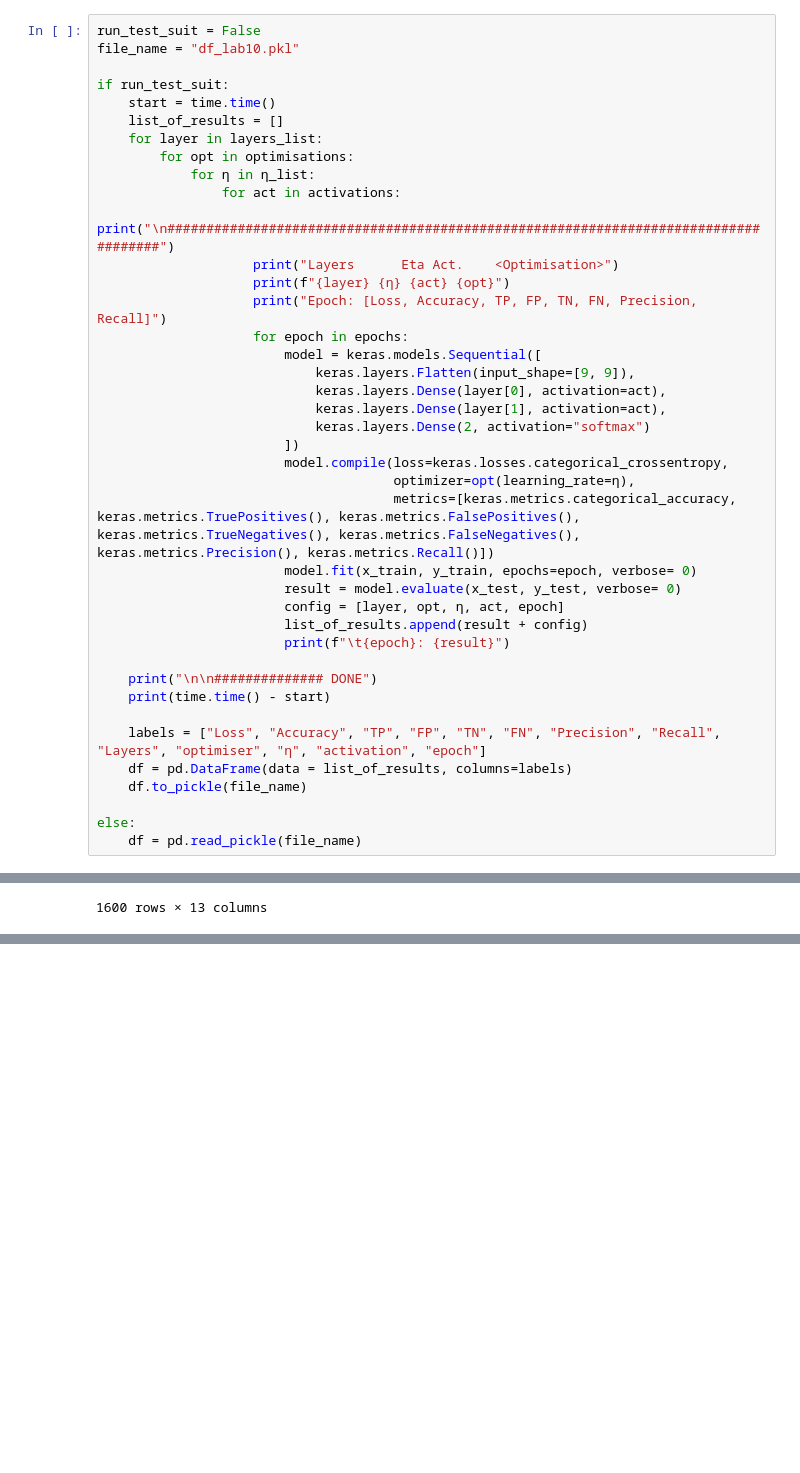
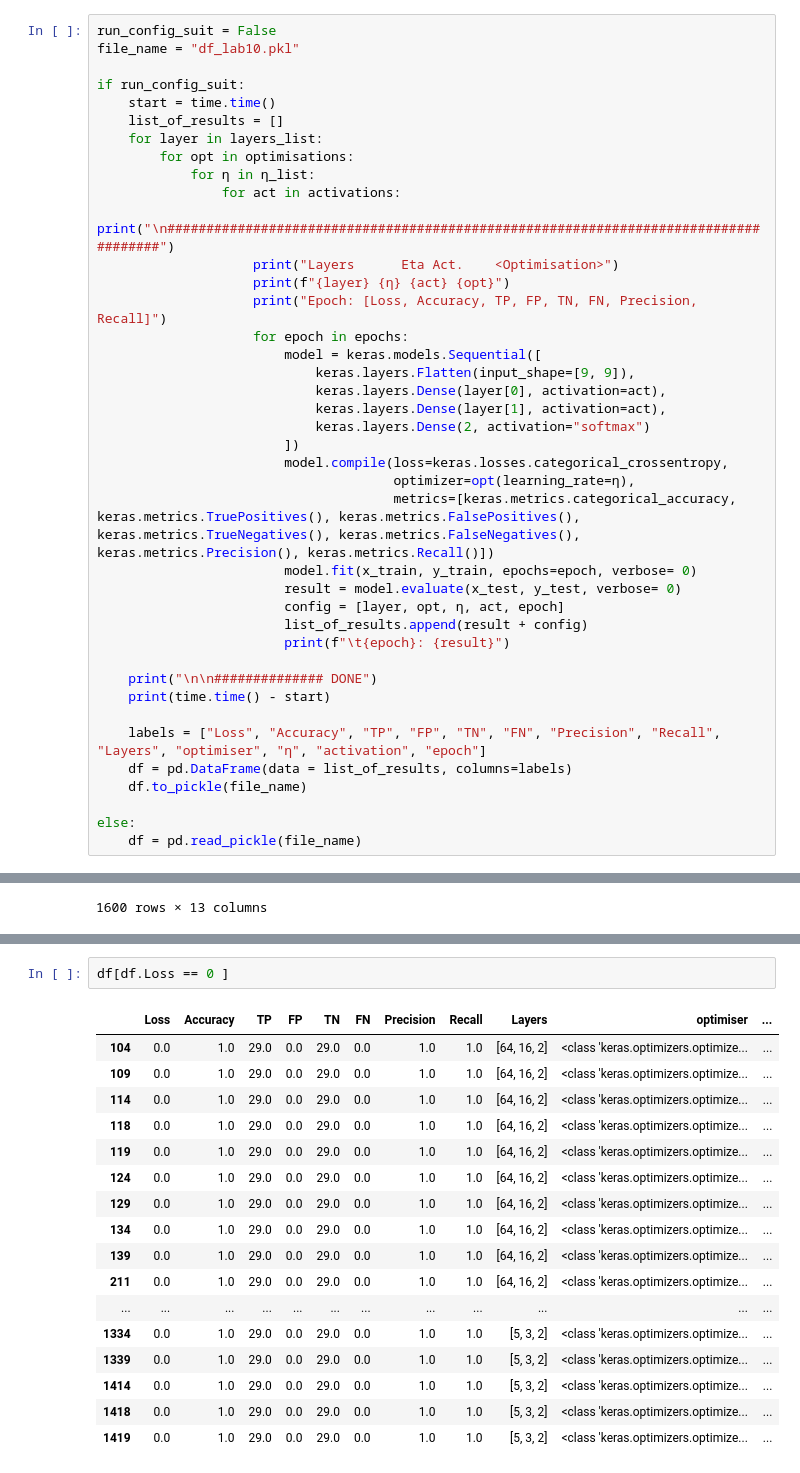
Before and after one commit to csupika/F21DL-Machine-Learning-Portfolio, a Jupyter notebook: Lab10.ipynb, the cells around one changed output, grey strips where cells are left out. Saved outputs shown, nothing was run; the diff lists cells and outputs as text; blank space fills up the shorter version.

```diff
--- a/Lab10.ipynb
+++ b/Lab10.ipynb
@@ -153,10 +154,10 @@ epochs = [3, 5, 10, 50, 100]
 optimisations = [keras.optimizers.SGD, keras.optimizers.RMSprop, keras.optimizers.Adam, keras.optimizers.Nadam]
 activations = ["sigmoid", "tanh", "relu", "LeakyReLU"]
 # %%
-run_test_suit = False
+run_config_suit = False
 file_name = "df_lab10.pkl"
 
-if run_test_suit:
+if run_config_suit:
     start = time.time()
     list_of_results = []
     for layer in layers_list:
@@ -230,0 +231,20 @@ df
+# %%
+df[df.Loss == 0 ]
+# %% [output]
+|  | Loss | Accuracy | TP | FP | TN | FN | Precision | Recall | Layers | optimiser | ... |
+| 104 | 0.0 | 1.0 | 29.0 | 0.0 | 29.0 | 0.0 | 1.0 | 1.0 | [64, 16, 2] | <class 'keras.optimizers.optimize... | ... |
+| 109 | 0.0 | 1.0 | 29.0 | 0.0 | 29.0 | 0.0 | 1.0 | 1.0 | [64, 16, 2] | <class 'keras.optimizers.optimize... | ... |
+| 114 | 0.0 | 1.0 | 29.0 | 0.0 | 29.0 | 0.0 | 1.0 | 1.0 | [64, 16, 2] | <class 'keras.optimizers.optimize... | ... |
+| 118 | 0.0 | 1.0 | 29.0 | 0.0 | 29.0 | 0.0 | 1.0 | 1.0 | [64, 16, 2] | <class 'keras.optimizers.optimize... | ... |
+| 119 | 0.0 | 1.0 | 29.0 | 0.0 | 29.0 | 0.0 | 1.0 | 1.0 | [64, 16, 2] | <class 'keras.optimizers.optimize... | ... |
+| 124 | 0.0 | 1.0 | 29.0 | 0.0 | 29.0 | 0.0 | 1.0 | 1.0 | [64, 16, 2] | <class 'keras.optimizers.optimize... | ... |
+| 129 | 0.0 | 1.0 | 29.0 | 0.0 | 29.0 | 0.0 | 1.0 | 1.0 | [64, 16, 2] | <class 'keras.optimizers.optimize... | ... |
+| 134 | 0.0 | 1.0 | 29.0 | 0.0 | 29.0 | 0.0 | 1.0 | 1.0 | [64, 16, 2] | <class 'keras.optimizers.optimize... | ... |
+| 139 | 0.0 | 1.0 | 29.0 | 0.0 | 29.0 | 0.0 | 1.0 | 1.0 | [64, 16, 2] | <class 'keras.optimizers.optimize... | ... |
+| 211 | 0.0 | 1.0 | 29.0 | 0.0 | 29.0 | 0.0 | 1.0 | 1.0 | [64, 16, 2] | <class 'keras.optimizers.optimize... | ... |
+| ... | ... | ... | ... | ... | ... | ... | ... | ... | ... | ... | ... |
+| 1334 | 0.0 | 1.0 | 29.0 | 0.0 | 29.0 | 0.0 | 1.0 | 1.0 | [5, 3, 2] | <class 'keras.optimizers.optimize... | ... |
+| 1339 | 0.0 | 1.0 | 29.0 | 0.0 | 29.0 | 0.0 | 1.0 | 1.0 | [5, 3, 2] | <class 'keras.optimizers.optimize... | ... |
+| 1414 | 0.0 | 1.0 | 29.0 | 0.0 | 29.0 | 0.0 | 1.0 | 1.0 | [5, 3, 2] | <class 'keras.optimizers.optimize... | ... |
+| 1418 | 0.0 | 1.0 | 29.0 | 0.0 | 29.0 | 0.0 | 1.0 | 1.0 | [5, 3, 2] | <class 'keras.optimizers.optimize... | ... |
+| 1419 | 0.0 | 1.0 | 29.0 | 0.0 | 29.0 | 0.0 | 1.0 | 1.0 | [5, 3, 2] | <class 'keras.optimizers.optimize... | ... |
```
Also changed, not shown: parts of 17 cells of this notebook.
